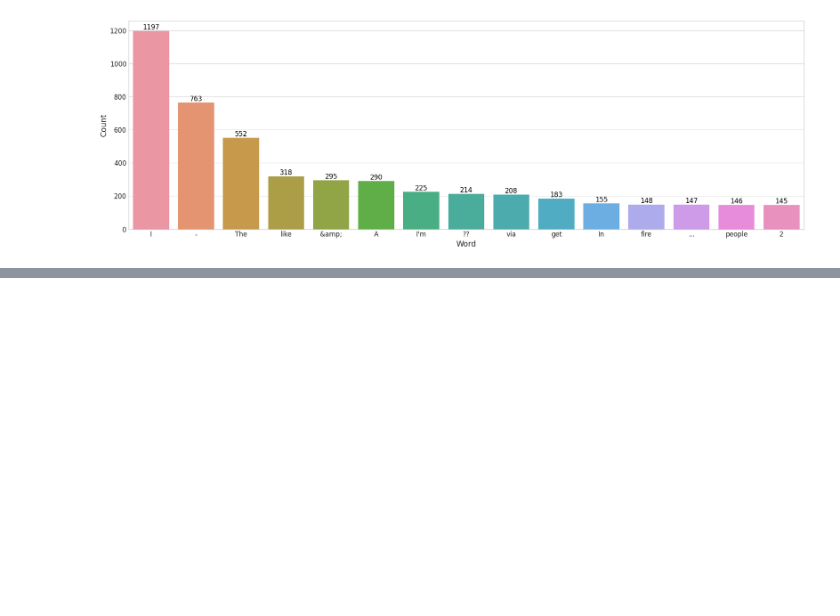
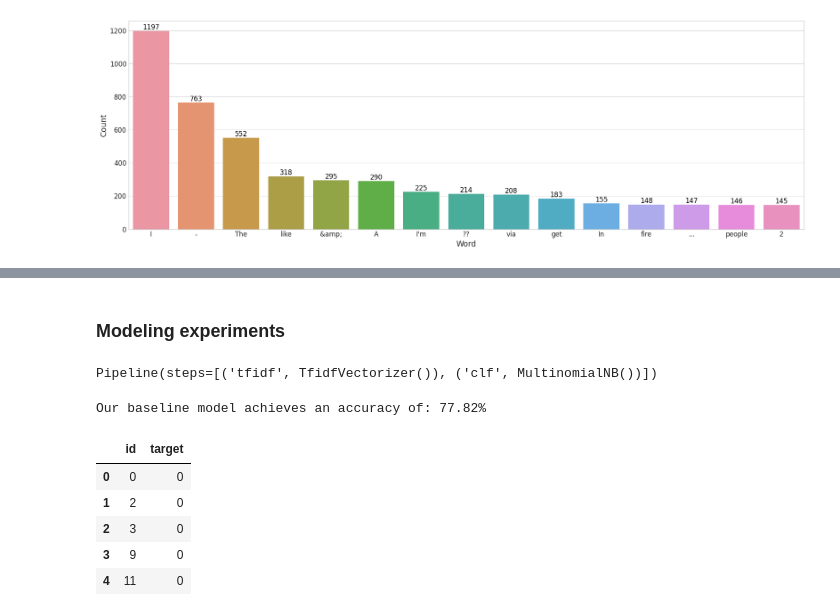
Before and after one commit to dibkb/mnist, a Jupyter notebook: disaster-tweets.ipynb, the cells around one changed output, grey strips where cells are left out. Cells and saved outputs as stored; diff of their text form; code cells hidden in the pictures; blank space fills up the shorter version.

```diff
--- a/disaster-tweets.ipynb
+++ b/disaster-tweets.ipynb
@@ -252,0 +351,30 @@ plotwords(nonstop_words_cnt)
+# %% [markdown]
+### Modeling experiments
+# %%
+from sklearn.feature_extraction.text import TfidfVectorizer
+from sklearn.naive_bayes import MultinomialNB
+from sklearn.pipeline import Pipeline
+
+model_one = Pipeline([
+                    ("tfidf", TfidfVectorizer()),
+                    ("clf", MultinomialNB())
+])
+
+model_one.fit(train_sentences, train_labels)
+# %% [output]
+Pipeline(steps=[('tfidf', TfidfVectorizer()), ('clf', MultinomialNB())])
+# %%
+baseline_score = model_one.score(val_sentences, val_labels)
+print(f"Our baseline model achieves an accuracy of: {baseline_score*100:.2f}%")
+# %% [output]
+Our baseline model achieves an accuracy of: 77.82%
+# %%
+sample_submission = pd.read_csv("/kaggle/input/nlp-getting-started/sample_submission.csv")
+sample_submission.head()
+# %% [output]
+|  | id | target |
+| 0 | 0 | 0 |
+| 1 | 2 | 0 |
+| 2 | 3 | 0 |
+| 3 | 9 | 0 |
+| 4 | 11 | 0 |
```
Also changed, not shown: parts of 22 cells of this notebook.
